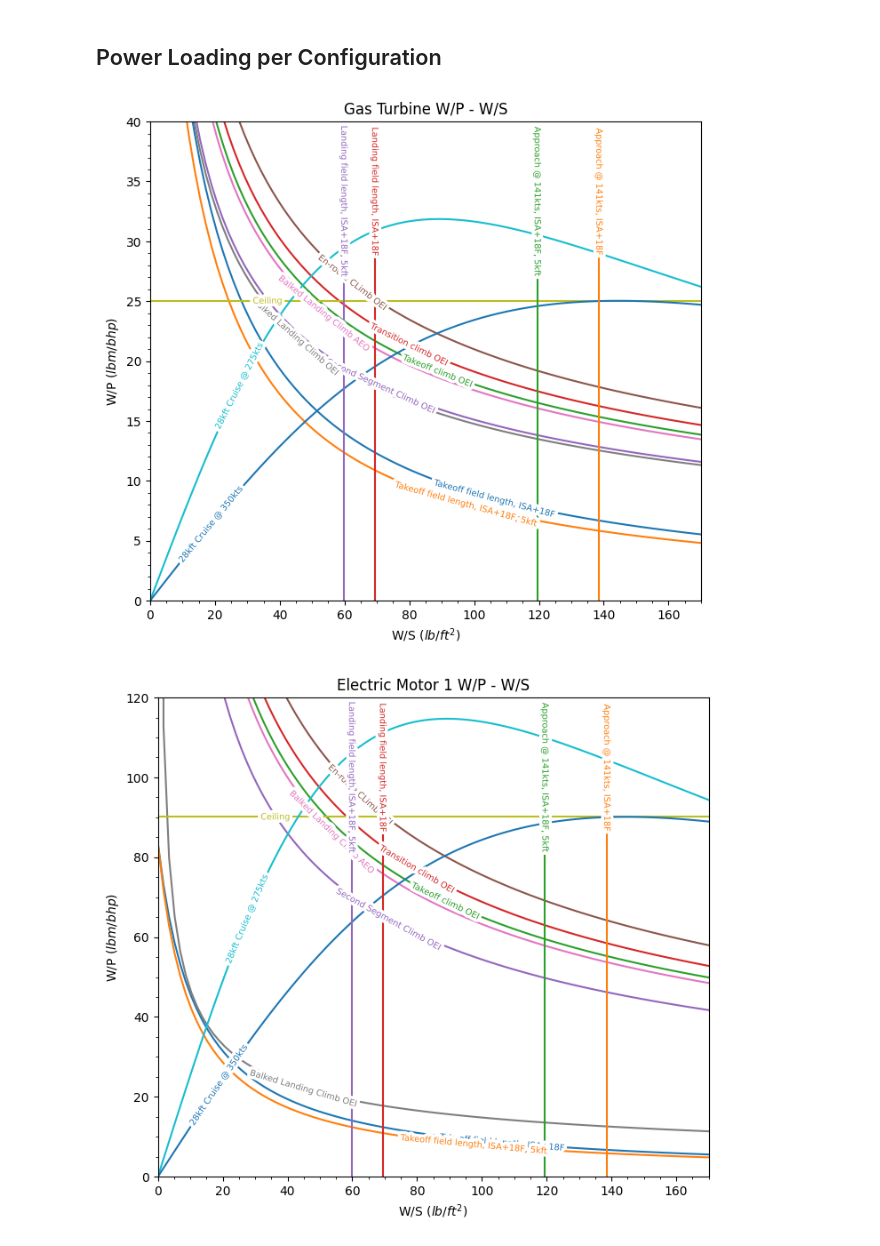
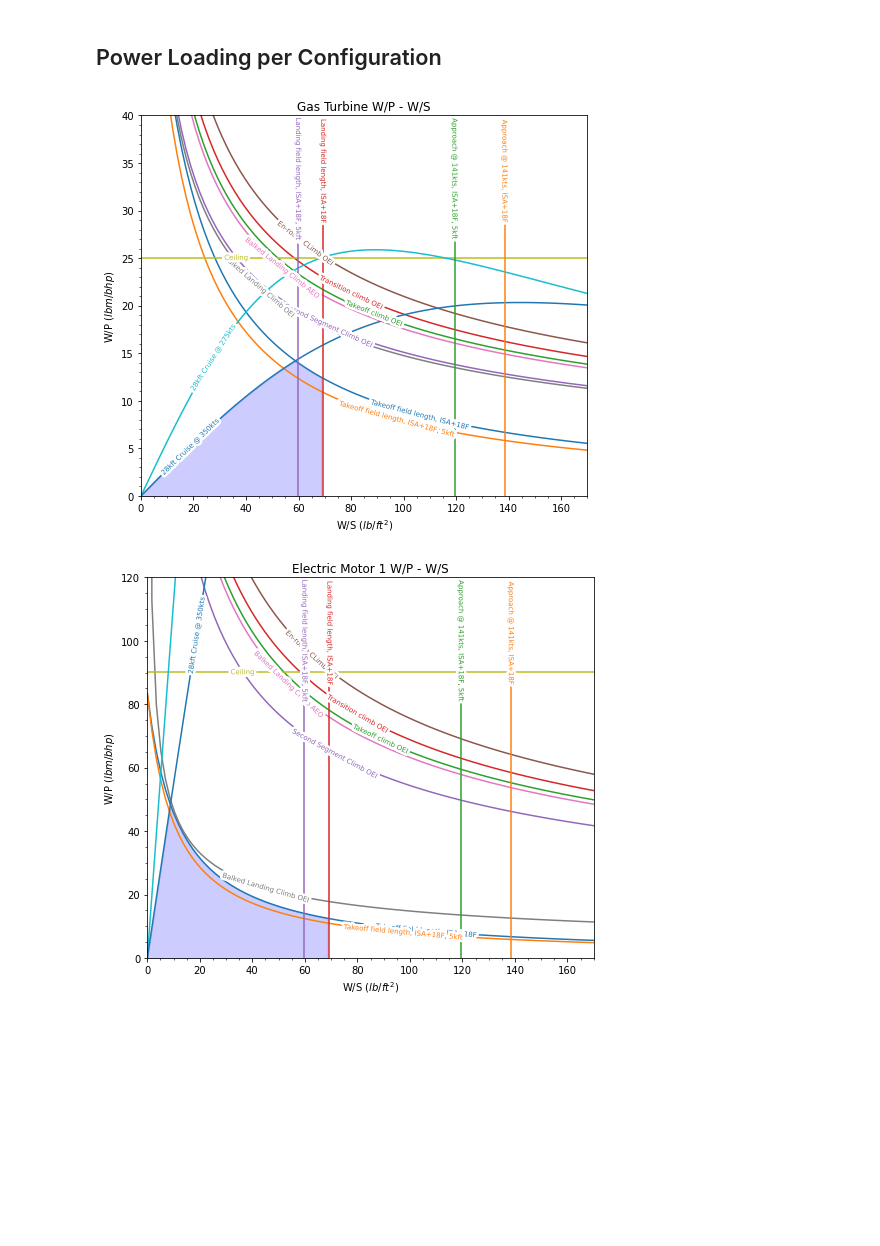
Before and after one commit to jucobee/START, a Jupyter notebook: A4/PowerLoading.ipynb, the cells around one changed output. Cells and saved outputs as stored; diff of their text form; code cells hidden in the pictures; blank space fills up the shorter version.

Commit message:
Shading added and cruise altered

```diff
--- a/A4/PowerLoading.ipynb
+++ b/A4/PowerLoading.ipynb
@@ -348,8 +348,8 @@ def PlotPTrain(component_index,YLIM):
                0.1, # Balked AEO
                0.285, # Balked OEI
                0.1, # Ceiling
-               0.1, # Cruise @ 275kts
-               0.1] # Cruise @ 350kts
+               0.02, # Cruise @ 275kts
+               0.02] # Cruise @ 350kts
 
     # variable efficiency
     eta_to = [.4,.96,.65,.97,.99,.97,.65]
@@ -367,33 +367,42 @@ def PlotPTrain(component_index,YLIM):
     plt.plot(ws, abs(GetConstraintData(wp_climb_TC, component_index, PRatios[2], ERatios[2],eta_climb)), label='Transition climb OEI', linestyle='-')
     plt.plot(ws, abs(GetConstraintData(wp_climb_SSC, component_index, PRatios[3], ERatios[3],eta_climb)), label='Second Segment Climb OEI', linestyle='-')
     plt.plot(ws, abs(GetConstraintData(wp_climb_ERC, component_index, PRatios[4], ERatios[4],eta_climb)), label='En-route CLimb OEI', linestyle='-')
     plt.plot(ws, abs(GetConstraintData(wp_climb_BLC_AEO, component_index, PRatios[5], ERatios[5],eta_climb)), label='Balked Landing Climb AEO', linestyle='-')
     plt.plot(ws, abs(GetConstraintData(wp_climb_BLC_OEI, component_index, PRatios[6], ERatios[6],eta_climb)), label='Balked Landing Climb OEI', linestyle='-')
     plt.plot(ws, abs(GetConstraintData(wp_ceil, component_index, PRatios[7], ERatios[7],eta_cruise)), label='Ceiling', linestyle='-')
     plt.plot(ws, abs(GetConstraintData(wp_cruise_min, component_index, PRatios[8], ERatios[8],eta_cruise)), label='28kft Cruise @ 275kts', linestyle='-')
     plt.plot(ws, abs(GetConstraintData(wp_cruise_target, component_index, PRatios[9], ERatios[9],eta_cruise)), label='28kft Cruise @ 350kts', linestyle='-')
 
 
 
     # W/S constraints
     wp = np.linspace(0,YLIM,N)
     plt.plot(ws_approach_SLp18[int(N/7):], np.flip(wp)[int(N/7):], label='Approach @ 141kts, ISA+18F', linestyle='-')
     plt.plot(ws_approach_p18_5kft[int(N/6):], np.flip(wp)[int(N/6):], label='Approach @ 141kts, ISA+18F, 5kft', linestyle='-')
     plt.plot(ws_landing_SLp18[int(N/7):], np.flip(wp)[int(N/7):], label='Landing field length, ISA+18F', linestyle='-')
     plt.plot(ws_landing_p18_5kft[int(N/6):], np.flip(wp)[int(N/6):], label='Landing field length, ISA+18F, 5kft', linestyle='-')
 
 
     # plt.ylim(0, max(abs(GetConstraintData(wp_cruise_min, component_index, PRatios[8], ERatios[8],eta_cruise)))), plt.xlim(0, 170)
     plt.ylim(0, YLIM), plt.xlim(0, 170)
     # plt.grid()
     plt.minorticks_on()
     labelLines(plt.gca().get_lines(), zorder=2.5,fontsize = 7,xvals=(10,150))
-
+    #min_wing = np.interp(ws_landing_SLp18[0], ws, abs(GetConstraintData(wp_tofl, component_index, PRatios[0], ERatios[0],eta_to)))
+    #idx = np.argwhere(np.diff(np.sign(abs(GetConstraintData(wp_cruise_target, component_index, PRatios[9], ERatios[9],eta_cruise)) - abs(GetConstraintData(wp_tofl, component_index, PRatios[0], ERatios[0],eta_to))))).flatten()
+    #plt.scatter(ws_landing_SLp18[0], min_wing, zorder=5,color='red')
+    #plt.scatter(ws[idx], abs(GetConstraintData(wp_cruise_target, component_index, PRatios[9], ERatios[9],eta_cruise))[idx], zorder=5,color='red')
+    plt.fill_between(
+        x= ws,
+        y1= np.minimum(abs(GetConstraintData(wp_cruise_target, component_index, PRatios[9], ERatios[9],eta_cruise)),abs(GetConstraintData(wp_tofl, component_index, PRatios[0], ERatios[0],eta_to))),
+        where= (0 < ws)&(ws <= ws_landing_SLp18[0]),
+        color= "b",
+        alpha= 0.2)
     plt.show()
 
 PlotPTrain(1,40) # gas turbine
 PlotPTrain(4,120) # em1
 PlotPTrain(5,150) # battery
 # %% [output]
-[figure, old version]
+[figure, new version]
-[figure, old version]
+[figure, new version]
```
Also changed, not shown: parts of 3 cells of this notebook.
